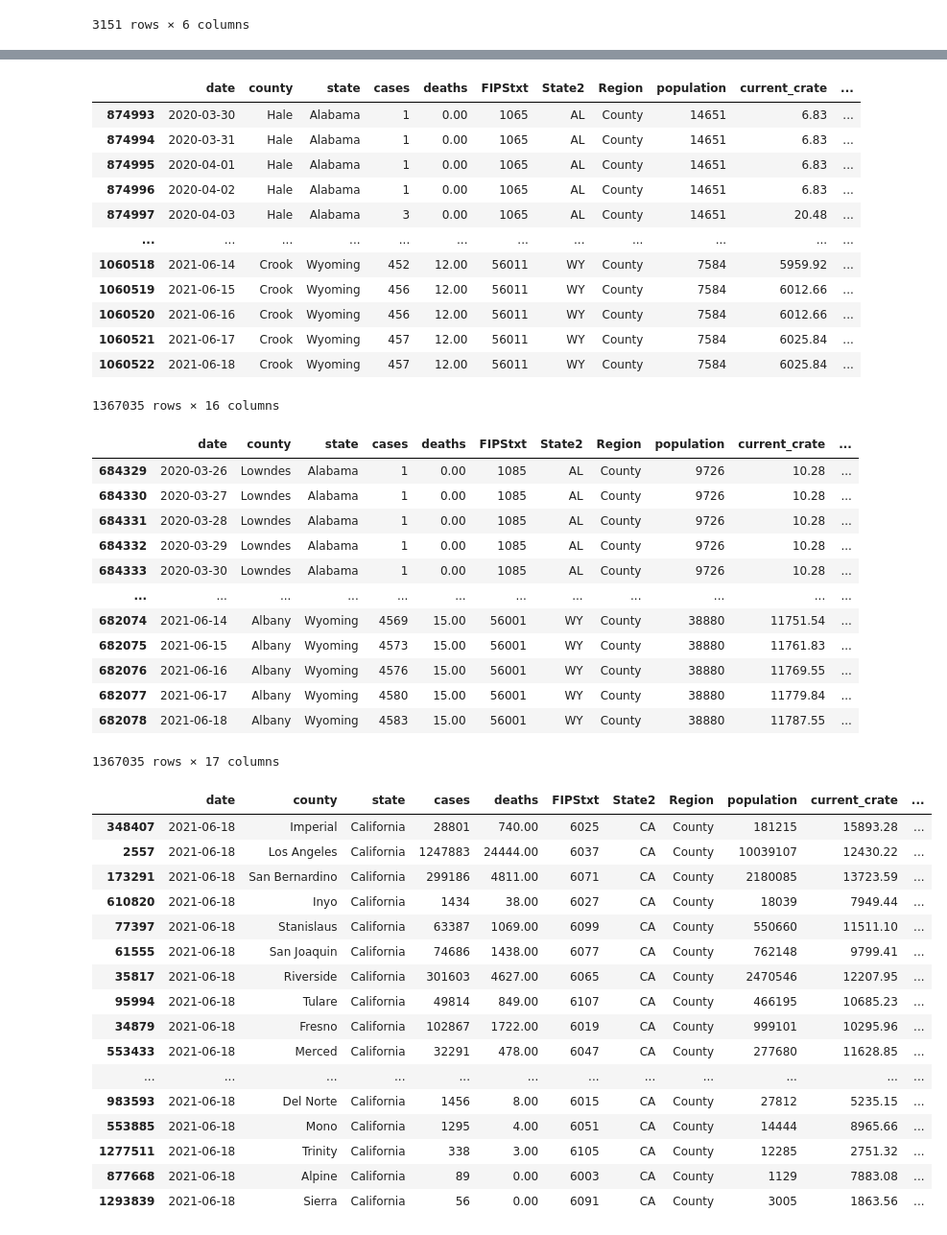
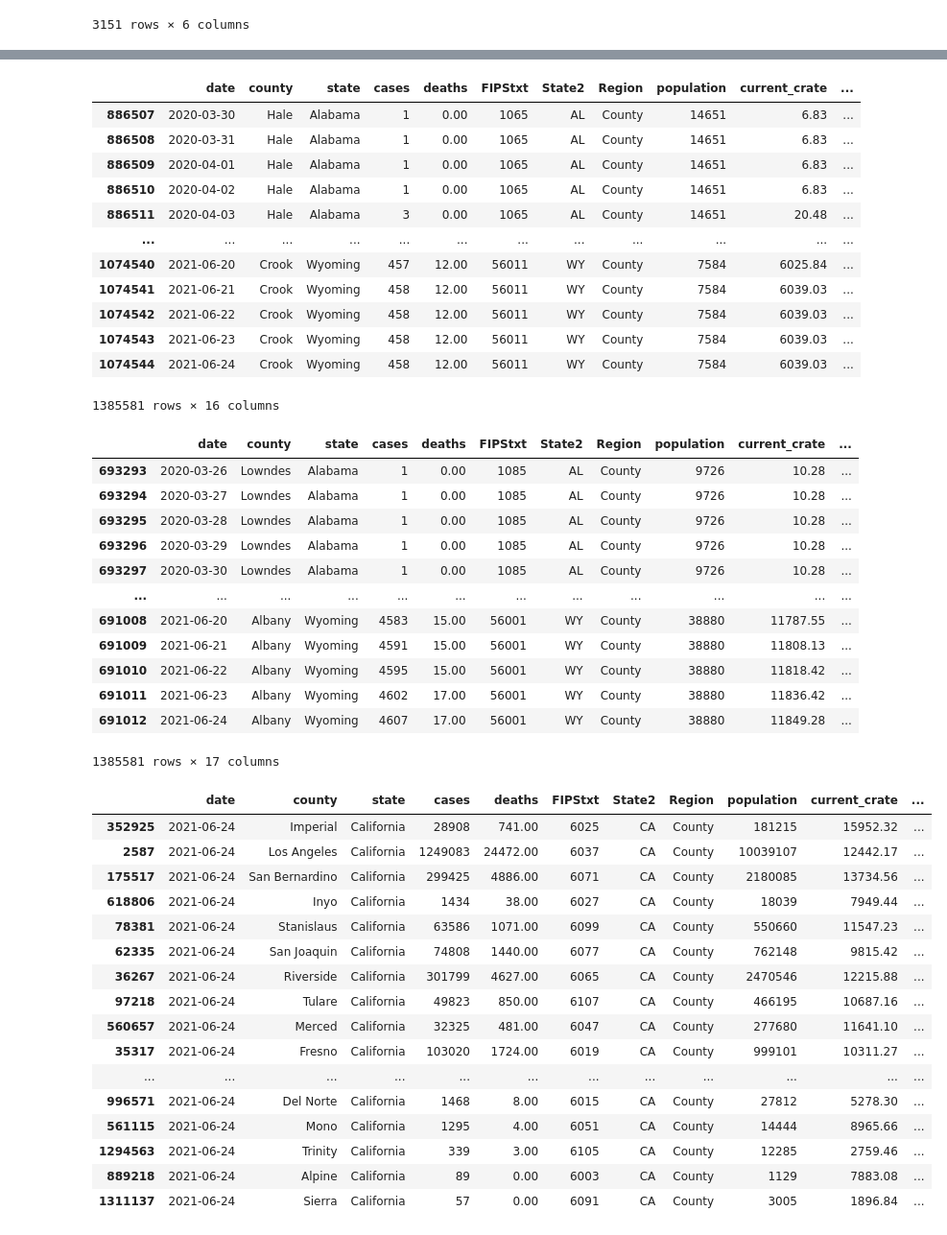
Before and after one commit to menlodoug/covid_crunching, a Jupyter notebook: pandas/COVID_USA.ipynb, the cells around one changed output, grey strips where cells are left out. Shown at 96% size. Drawn from its saved outputs; the diff is of its cells as text; code cells hidden in the pictures.

```diff
--- a/pandas/COVID_USA.ipynb
+++ b/pandas/COVID_USA.ipynb
@@ -94,7 +94,7 @@ counties
 # %%
 # Isolate data from most current day.
 
-counties_us = counties[(counties['date'] == '2021-06-18') & (counties['Region'] == 'County')]
+counties_us = counties[(counties['date'] == '2021-06-24') & (counties['Region'] == 'County')]
 counties_us
 # %% [output]
 |  | date | county | state | cases | deaths | FIPStxt | State2 | Region | population | current_crate | ... |
@@ -208,18 +208,18 @@ usa['case_day'] = usa.groupby(['state','county']).cases.diff().fillna(usa.cases)
 usa
 # %% [output]
 |  | date | county | state | cases | deaths | FIPStxt | State2 | Region | population | current_crate | ... |
-| 874993 | 2020-03-30 | Hale | Alabama | 1 | 0.00 | 1065 | AL | County | 14651 | 6.83 | ... |
-| 874994 | 2020-03-31 | Hale | Alabama | 1 | 0.00 | 1065 | AL | County | 14651 | 6.83 | ... |
-| 874995 | 2020-04-01 | Hale | Alabama | 1 | 0.00 | 1065 | AL | County | 14651 | 6.83 | ... |
-| 874996 | 2020-04-02 | Hale | Alabama | 1 | 0.00 | 1065 | AL | County | 14651 | 6.83 | ... |
-| 874997 | 2020-04-03 | Hale | Alabama | 3 | 0.00 | 1065 | AL | County | 14651 | 20.48 | ... |
+| 886507 | 2020-03-30 | Hale | Alabama | 1 | 0.00 | 1065 | AL | County | 14651 | 6.83 | ... |
+| 886508 | 2020-03-31 | Hale | Alabama | 1 | 0.00 | 1065 | AL | County | 14651 | 6.83 | ... |
+| 886509 | 2020-04-01 | Hale | Alabama | 1 | 0.00 | 1065 | AL | County | 14651 | 6.83 | ... |
+| 886510 | 2020-04-02 | Hale | Alabama | 1 | 0.00 | 1065 | AL | County | 14651 | 6.83 | ... |
+| 886511 | 2020-04-03 | Hale | Alabama | 3 | 0.00 | 1065 | AL | County | 14651 | 20.48 | ... |
 | ... | ... | ... | ... | ... | ... | ... | ... | ... | ... | ... | ... |
-| 1060518 | 2021-06-14 | Crook | Wyoming | 452 | 12.00 | 56011 | WY | County | 7584 | 5959.92 | ... |
-| 1060519 | 2021-06-15 | Crook | Wyoming | 456 | 12.00 | 56011 | WY | County | 7584 | 6012.66 | ... |
-| 1060520 | 2021-06-16 | Crook | Wyoming | 456 | 12.00 | 56011 | WY | County | 7584 | 6012.66 | ... |
-| 1060521 | 2021-06-17 | Crook | Wyoming | 457 | 12.00 | 56011 | WY | County | 7584 | 6025.84 | ... |
-| 1060522 | 2021-06-18 | Crook | Wyoming | 457 | 12.00 | 56011 | WY | County | 7584 | 6025.84 | ... |
+| 1074540 | 2021-06-20 | Crook | Wyoming | 457 | 12.00 | 56011 | WY | County | 7584 | 6025.84 | ... |
+| 1074541 | 2021-06-21 | Crook | Wyoming | 458 | 12.00 | 56011 | WY | County | 7584 | 6039.03 | ... |
+| 1074542 | 2021-06-22 | Crook | Wyoming | 458 | 12.00 | 56011 | WY | County | 7584 | 6039.03 | ... |
+| 1074543 | 2021-06-23 | Crook | Wyoming | 458 | 12.00 | 56011 | WY | County | 7584 | 6039.03 | ... |
+| 1074544 | 2021-06-24 | Crook | Wyoming | 458 | 12.00 | 56011 | WY | County | 7584 | 6039.03 | ... |
-1367035 rows × 16 columns
+1385581 rows × 16 columns
 # %%
 # Break out daily death data from the New York Times csv that is cumulative in nature
 
@@ -228,18 +228,18 @@ usa['death_day'] = usa.groupby(['state','county']).deaths.diff().fillna(usa.deat
 usa
 # %% [output]
 |  | date | county | state | cases | deaths | FIPStxt | State2 | Region | population | current_crate | ... |
-| 684329 | 2020-03-26 | Lowndes | Alabama | 1 | 0.00 | 1085 | AL | County | 9726 | 10.28 | ... |
-| 684330 | 2020-03-27 | Lowndes | Alabama | 1 | 0.00 | 1085 | AL | County | 9726 | 10.28 | ... |
-| 684331 | 2020-03-28 | Lowndes | Alabama | 1 | 0.00 | 1085 | AL | County | 9726 | 10.28 | ... |
-| 684332 | 2020-03-29 | Lowndes | Alabama | 1 | 0.00 | 1085 | AL | County | 9726 | 10.28 | ... |
-| 684333 | 2020-03-30 | Lowndes | Alabama | 1 | 0.00 | 1085 | AL | County | 9726 | 10.28 | ... |
+| 693293 | 2020-03-26 | Lowndes | Alabama | 1 | 0.00 | 1085 | AL | County | 9726 | 10.28 | ... |
+| 693294 | 2020-03-27 | Lowndes | Alabama | 1 | 0.00 | 1085 | AL | County | 9726 | 10.28 | ... |
+| 693295 | 2020-03-28 | Lowndes | Alabama | 1 | 0.00 | 1085 | AL | County | 9726 | 10.28 | ... |
+| 693296 | 2020-03-29 | Lowndes | Alabama | 1 | 0.00 | 1085 | AL | County | 9726 | 10.28 | ... |
+| 693297 | 2020-03-30 | Lowndes | Alabama | 1 | 0.00 | 1085 | AL | County | 9726 | 10.28 | ... |
 | ... | ... | ... | ... | ... | ... | ... | ... | ... | ... | ... | ... |
-| 682074 | 2021-06-14 | Albany | Wyoming | 4569 | 15.00 | 56001 | WY | County | 38880 | 11751.54 | ... |
-| 682075 | 2021-06-15 | Albany | Wyoming | 4573 | 15.00 | 56001 | WY | County | 38880 | 11761.83 | ... |
-| 682076 | 2021-06-16 | Albany | Wyoming | 4576 | 15.00 | 56001 | WY | County | 38880 | 11769.55 | ... |
-| 682077 | 2021-06-17 | Albany | Wyoming | 4580 | 15.00 | 56001 | WY | County | 38880 | 11779.84 | ... |
-| 682078 | 2021-06-18 | Albany | Wyoming | 4583 | 15.00 | 56001 | WY | County | 38880 | 11787.55 | ... |
+| 691008 | 2021-06-20 | Albany | Wyoming | 4583 | 15.00 | 56001 | WY | County | 38880 | 11787.55 | ... |
+| 691009 | 2021-06-21 | Albany | Wyoming | 4591 | 15.00 | 56001 | WY | County | 38880 | 11808.13 | ... |
+| 691010 | 2021-06-22 | Albany | Wyoming | 4595 | 15.00 | 56001 | WY | County | 38880 | 11818.42 | ... |
+| 691011 | 2021-06-23 | Albany | Wyoming | 4602 | 17.00 | 56001 | WY | County | 38880 | 11836.42 | ... |
+| 691012 | 2021-06-24 | Albany | Wyoming | 4607 | 17.00 | 56001 | WY | County | 38880 | 11849.28 | ... |
-1367035 rows × 17 columns
+1385581 rows × 17 columns
 # %%
 # Export updated national data to csv for use in Tableau
 
@@ -247,26 +247,26 @@ usa.to_csv('daily_covid_us.csv', index=False)
 # %%
 # Filter California data to show only numbers for today
 
-counties_cal = usa[(usa['date'] == '2021-06-18') & (usa['state'] == 'California')]
+counties_cal = usa[(usa['date'] == '2021-06-24') & (usa['state'] == 'California')]
 counties_cal
 # %% [output]
 |  | date | county | state | cases | deaths | FIPStxt | State2 | Region | population | current_crate | ... |
-| 348407 | 2021-06-18 | Imperial | California | 28801 | 740.00 | 6025 | CA | County | 181215 | 15893.28 | ... |
-| 2557 | 2021-06-18 | Los Angeles | California | 1247883 | 24444.00 | 6037 | CA | County | 10039107 | 12430.22 | ... |
-| 173291 | 2021-06-18 | San Bernardino | California | 299186 | 4811.00 | 6071 | CA | County | 2180085 | 13723.59 | ... |
-| 610820 | 2021-06-18 | Inyo | California | 1434 | 38.00 | 6027 | CA | County | 18039 | 7949.44 | ... |
-| 77397 | 2021-06-18 | Stanislaus | California | 63387 | 1069.00 | 6099 | CA | County | 550660 | 11511.10 | ... |
-| 61555 | 2021-06-18 | San Joaquin | California | 74686 | 1438.00 | 6077 | CA | County | 762148 | 9799.41 | ... |
-| 35817 | 2021-06-18 | Riverside | California | 301603 | 4627.00 | 6065 | CA | County | 2470546 | 12207.95 | ... |
-| 95994 | 2021-06-18 | Tulare | California | 49814 | 849.00 | 6107 | CA | County | 466195 | 10685.23 | ... |
-| 34879 | 2021-06-18 | Fresno | California | 102867 | 1722.00 | 6019 | CA | County | 999101 | 10295.96 | ... |
-| 553433 | 2021-06-18 | Merced | California | 32291 | 478.00 | 6047 | CA | County | 277680 | 11628.85 | ... |
+| 352925 | 2021-06-24 | Imperial | California | 28908 | 741.00 | 6025 | CA | County | 181215 | 15952.32 | ... |
+| 2587 | 2021-06-24 | Los Angeles | California | 1249083 | 24472.00 | 6037 | CA | County | 10039107 | 12442.17 | ... |
+| 175517 | 2021-06-24 | San Bernardino | California | 299425 | 4886.00 | 6071 | CA | County | 2180085 | 13734.56 | ... |
+| 618806 | 2021-06-24 | Inyo | California | 1434 | 38.00 | 6027 | CA | County | 18039 | 7949.44 | ... |
+| 78381 | 2021-06-24 | Stanislaus | California | 63586 | 1071.00 | 6099 | CA | County | 550660 | 11547.23 | ... |
+| 62335 | 2021-06-24 | San Joaquin | California | 74808 | 1440.00 | 6077 | CA | County | 762148 | 9815.42 | ... |
+| 36267 | 2021-06-24 | Riverside | California | 301799 | 4627.00 | 6065 | CA | County | 2470546 | 12215.88 | ... |
+| 97218 | 2021-06-24 | Tulare | California | 49823 | 850.00 | 6107 | CA | County | 466195 | 10687.16 | ... |
+| 560657 | 2021-06-24 | Merced | California | 32325 | 481.00 | 6047 | CA | County | 277680 | 11641.10 | ... |
+| 35317 | 2021-06-24 | Fresno | California | 103020 | 1724.00 | 6019 | CA | County | 999101 | 10311.27 | ... |
 | ... | ... | ... | ... | ... | ... | ... | ... | ... | ... | ... | ... |
-| 983593 | 2021-06-18 | Del Norte | California | 1456 | 8.00 | 6015 | CA | County | 27812 | 5235.15 | ... |
-| 553885 | 2021-06-18 | Mono | California | 1295 | 4.00 | 6051 | CA | County | 14444 | 8965.66 | ... |
-| 1277511 | 2021-06-18 | Trinity | California | 338 | 3.00 | 6105 | CA | County | 12285 | 2751.32 | ... |
-| 877668 | 2021-06-18 | Alpine | California | 89 | 0.00 | 6003 | CA | County | 1129 | 7883.08 | ... |
-| 1293839 | 2021-06-18 | Sierra | California | 56 | 0.00 | 6091 | CA | County | 3005 | 1863.56 | ... |
+| 996571 | 2021-06-24 | Del Norte | California | 1468 | 8.00 | 6015 | CA | County | 27812 | 5278.30 | ... |
+| 561115 | 2021-06-24 | Mono | California | 1295 | 4.00 | 6051 | CA | County | 14444 | 8965.66 | ... |
+| 1294563 | 2021-06-24 | Trinity | California | 339 | 3.00 | 6105 | CA | County | 12285 | 2759.46 | ... |
+| 889218 | 2021-06-24 | Alpine | California | 89 | 0.00 | 6003 | CA | County | 1129 | 7883.08 | ... |
+| 1311137 | 2021-06-24 | Sierra | California | 57 | 0.00 | 6091 | CA | County | 3005 | 1896.84 | ... |
 # %%
 # Show top 10 California counties based on largest current infection rate
 
```
Also changed, not shown: parts of 12 cells of this notebook, 45 other files.
